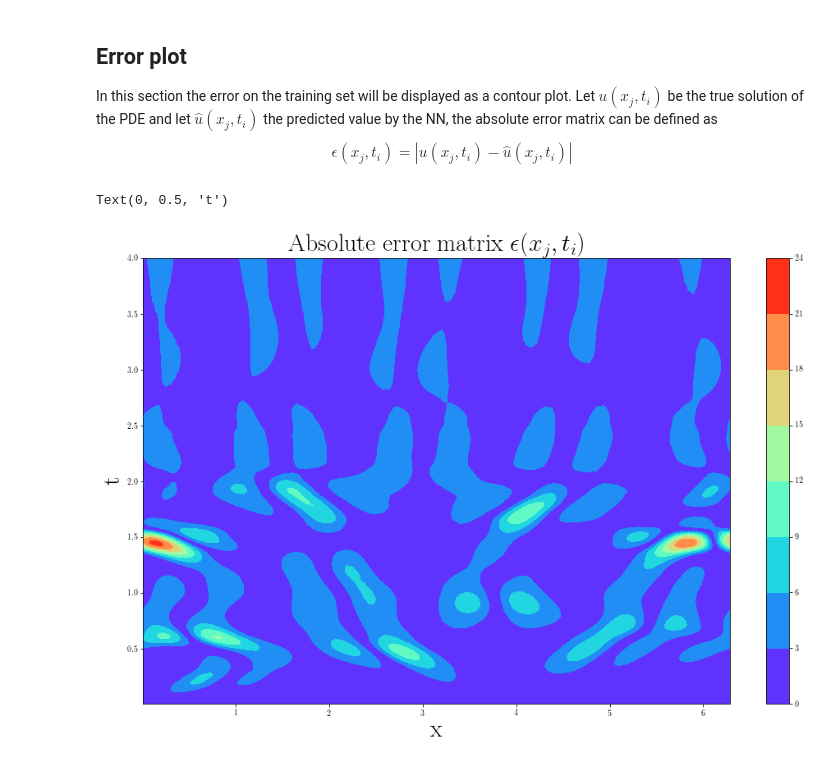
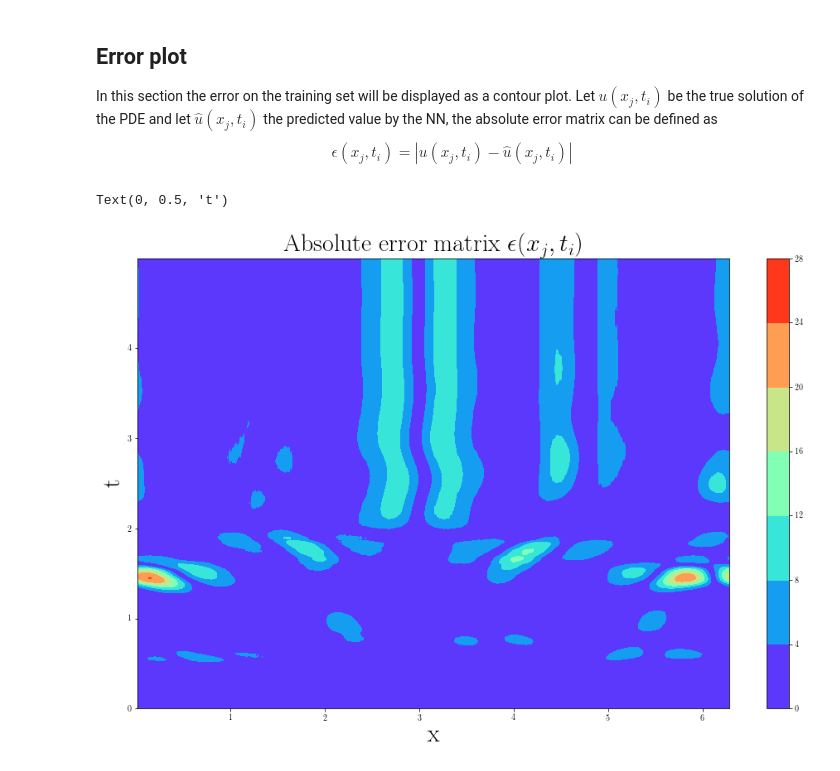
Before and after one commit to Steriva/MfM_Assignment, a Jupyter notebook: exe02b_NN_KS.ipynb, the cells around one changed output. Saved outputs shown, nothing was run; the diff lists cells and outputs as text; code cells hidden in the pictures.

```diff
--- a/exe02b_NN_KS.ipynb
+++ b/exe02b_NN_KS.ipynb
@@ -93,17 +93,18 @@ def solveKS(nu, tmax, h, N):
 
   return x, tt, uu
 # %%
-N = 2**8
+N = 2**9
 nuTrain = 0.04
-dt = 2.5e-3
-T = 5
+dt = 5e-3
+Tfinal = 5
 
-x, t, u = solveKS(nuTrain, T, dt, N)
+x, t, u = solveKS(nuTrain, Tfinal, dt, N)
 
 # data = sio.loadmat('./MfM_Assignment/data/KS_trainingData.mat')
 # u = data['u_train']
 # x = data['x_train']
 # t = np.transpose(data['t_train'])
+
 
 dt = t[1]-t[0]
 dx = x[2]-x[1]
@@ -130,6 +131,6 @@ plt.title('Train - KS Equation', fontsize = 30)
 plt.xlabel('$x$', fontsize = 30)
 plt.ylabel('$t$', fontsize = 30)
 
-# fig1.savefig('KS_trainingTrue.pdf', format='pdf', dpi=600, bbox_inches='tight')
-# files.download('KS_trainingTrue.pdf')
+fig1.savefig('KS_trainingTrue.pdf', format='pdf', dpi=600, bbox_inches='tight')
+files.download('KS_trainingTrue.pdf')
 # %% [output]
@@ -141,9 +143,6 @@ The data are stored into two matrices: input and output defined as
 X\in\mathbb{R}^{(m-1)\times n}: \quad X(i,j) = u(x_j, t_i)\qquad\qquad  i = 1:(m-1), \;\; j = 1:n
 \end{equation}
 # %%
-m = len(t)
-n = len(x)
-
 input = np.zeros((m-1, n))
 output = np.zeros((m-1, n))
 
@@ -155,7 +154,6 @@ output[:,:] = u.T[1:,:]
 # output = np.transpose(data['output'])
 
 
-
 # X_train, X_test, Y_train, Y_test = train_test_split(input, output, test_size = 0.1)
 # print(X_train.shape, Y_train.shape)
 # print(X_test.shape, Y_test.shape)
@@ -168,10 +166,11 @@ The loss function is the Mean Square Error (MSE) and the optimizer is 'adam'.
 # %%
 NN_model = keras.models.Sequential()
 
-NN_model.add(layers.Dense(32, input_dim = n, activation='sigmoid', name='Input')) # input layer
+NN_model.add(layers.Dense(64, input_dim = n, activation='sigmoid', name='Input')) # input layer
+NN_model.add(layers.Dense(128, activation='relu'))
 NN_model.add(layers.Dense(128, activation='relu'))
 NN_model.add(layers.Dense(n,  activation='linear',name='Output')) #output layer
 
 NN_model.compile( loss='mse',
-                  optimizer=keras.optimizers.Adam() )
+                  optimizer=keras.optimizers.SGD() )
 # %% [markdown]
@@ -179,5 +178,5 @@ Now, we can train out net with 1000 epochs.
 # %%
-History = NN_model.fit(input, output, epochs=200, batch_size=32)
+History = NN_model.fit(input, output, epochs=1500, batch_size=32)
 # %%
 fig2 = plt.figure()
 plt.semilogy(History.history['loss'])
@@ -255,17 +255,16 @@ In this section the error on the training set will be displayed as a contour plo
 # %%
 abs_error_training = abs(u-u_NN_training)
 
-X, T = np.meshgrid(x, t)
 plt.figure()
 
 # Plotting the absolute error matrix
 surf = plt.contourf(X, T, abs_error_training.T, cmap=cm.rainbow)
 plt.title('Absolute error matrix $\epsilon(x_j, t_i)$', fontsize = 30)
 plt.colorbar()
 plt.xlabel('x', fontsize = 30)
 plt.ylabel('t', fontsize = 30)
 # %% [output]
 Text(0, 0.5, 't')
-[figure, old version]
+[figure, new version]
 # %% [markdown]
 # Testing the prediction of the Neural Network
```
Also changed, not shown: parts of 7 cells of this notebook.
